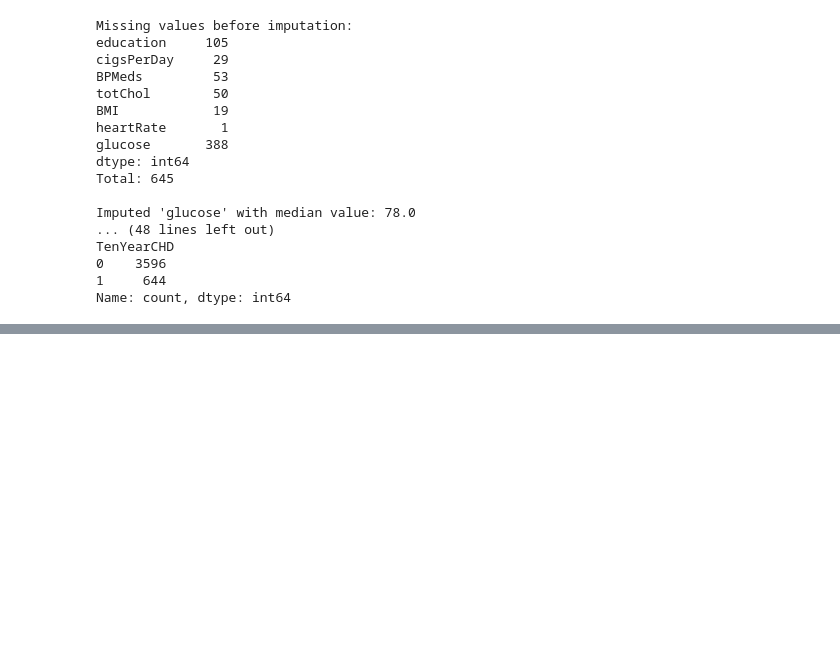
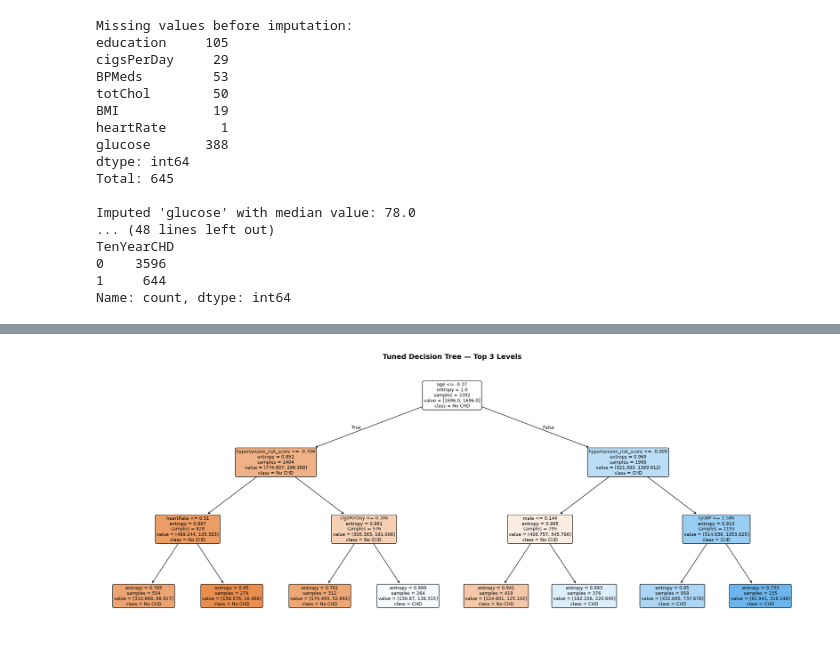
Before and after one commit to olkanth/MSCS_634_ProjectDeliverable_3, a Jupyter notebook: MSCS_634_Project_Deliverable3.ipynb, the cells around one changed output, grey strips where cells are left out. Saved outputs shown, nothing was run; the diff lists cells and outputs as text; code cells hidden in the pictures; blank space fills up the shorter version.

Commit message:
Decision3 classification model

```diff
--- a/MSCS_634_Project_Deliverable3.ipynb
+++ b/MSCS_634_Project_Deliverable3.ipynb
@@ -259,0 +378,16 @@ Name: count, dtype: int64
+# %%
+# Test the tuned model
+dt_tuned = grid_search.best_estimator_
+y_pred_dt_tuned  = dt_tuned.predict(X_test_sc)
+y_proba_dt_tuned = dt_tuned.predict_proba(X_test_sc)[:, 1]
+
+acc_dt_tuned = accuracy_score(y_test, y_pred_dt_tuned)
+f1_dt_tuned  = f1_score(y_test, y_pred_dt_tuned)
+auc_dt_tuned = roc_auc_score(y_test, y_proba_dt_tuned)
+
+print("=== Decision Tree (Tuned) ===")
+print(f"Accuracy : {acc_dt_tuned:.4f}")
+print(f"F1 Score : {f1_dt_tuned:.4f}")
+print(f"ROC-AUC  : {auc_dt_tuned:.4f}")
+print()
+print(classification_report(y_test, y_pred_dt_tuned, target_names=['No CHD', 'CHD']))
@@ -259,0 +408,19 @@ Name: count, dtype: int64
+# %%
+# Show the top 3 levels of the tuned tree
+fig, ax = plt.subplots(figsize=(20, 8))
+plot_tree(
+    dt_tuned,
+    max_depth=3,
+    feature_names=feature_cols,
+    class_names=['No CHD', 'CHD'],
+    filled=True,
+    rounded=True,
+    fontsize=9,
+    ax=ax
+)
+ax.set_title('Tuned Decision Tree — Top 3 Levels', fontsize=14, fontweight='bold')
+plt.tight_layout()
+plt.savefig('Visualizations/1_dt_tree_visualization.png', dpi=150, bbox_inches='tight')
+plt.show()
+# %% [output]
+[figure, added]
```
Also changed, not shown: parts of 7 cells of this notebook.
